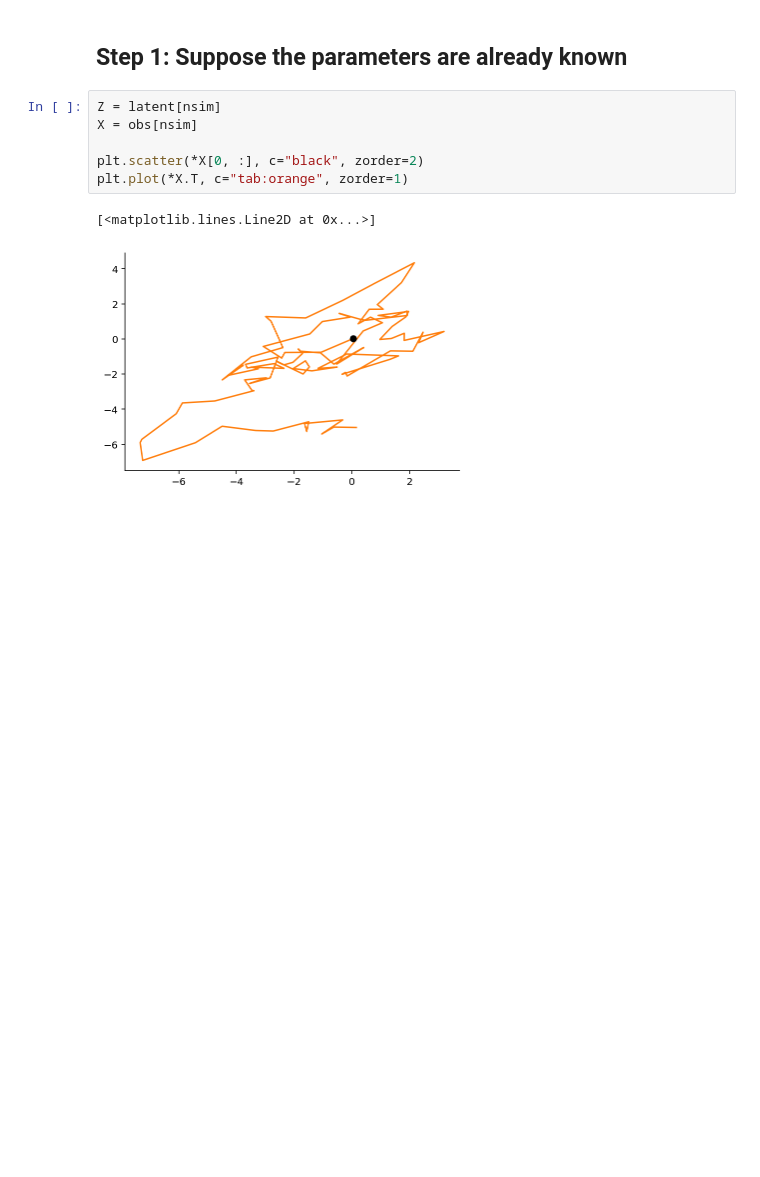
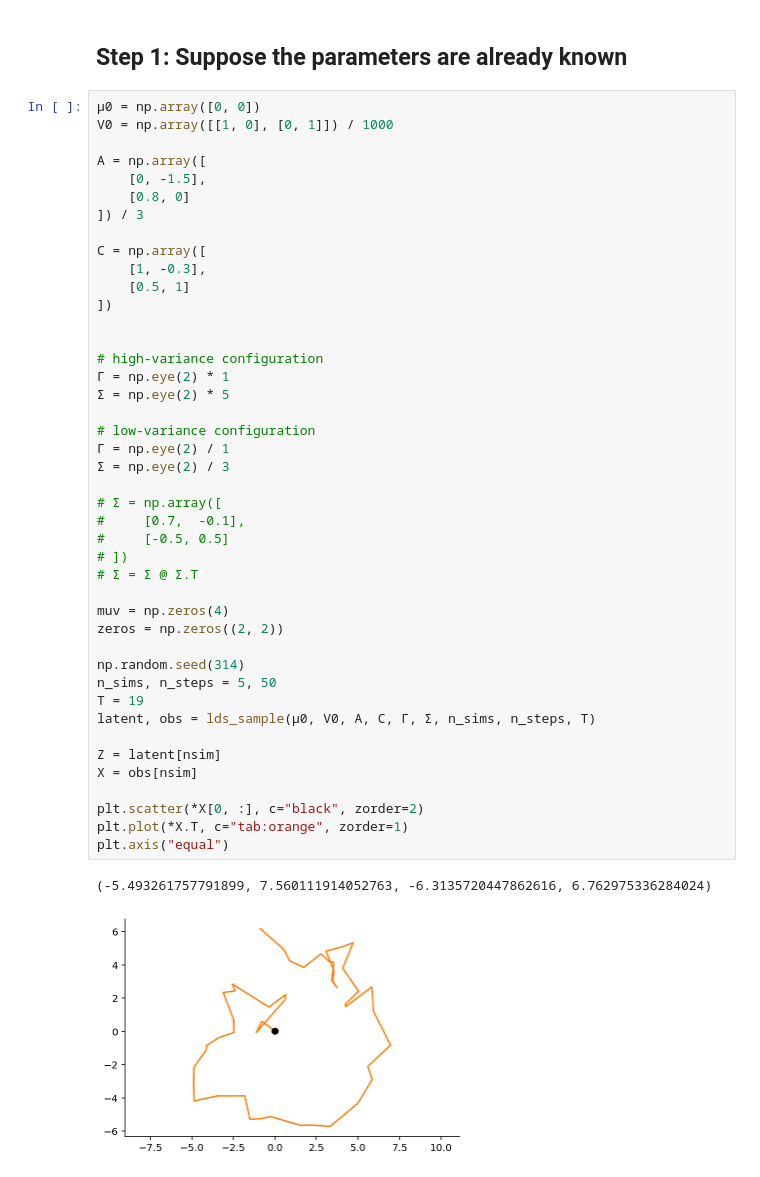
Before and after one commit to gerdm/msc-dissertation, a Jupyter notebook: notebooks/kalman-filter.ipynb, the cells around one changed output. Cells and saved outputs as stored; diff of their text form; blank space fills up the shorter version.

```diff
--- a/notebooks/kalman-filter.ipynb
+++ b/notebooks/kalman-filter.ipynb
@@ -261,14 +149,51 @@ ax[1].set_title("$y$ projection", fontsize=15);
 # %% [markdown]
 ## Step 1: Suppose the parameters are already known
-# %%
-Z = latent[nsim]
-X = obs[nsim]
-
-plt.scatter(*X[0, :], c="black", zorder=2)
-plt.plot(*X.T, c="tab:orange", zorder=1)
-# %% [output]
-[<matplotlib.lines.Line2D at 0x...>]
-[figure, removed]
+# %%
+μ0 = np.array([0, 0])
+V0 = np.array([[1, 0], [0, 1]]) / 1000
+
+A = np.array([
+    [0, -1.5],
+    [0.8, 0]
+]) / 3
+
+C = np.array([
+    [1, -0.3],
+    [0.5, 1]
+])
+
+
+# high-variance configuration
+Γ = np.eye(2) * 1
+Σ = np.eye(2) * 5
+
+# low-variance configuration
+Γ = np.eye(2) / 1
+Σ = np.eye(2) / 3
+
+# Σ = np.array([
+#     [0.7,  -0.1],
+#     [-0.5, 0.5]
+# ])
+# Σ = Σ @ Σ.T
+
+muv = np.zeros(4)
+zeros = np.zeros((2, 2))
+
+np.random.seed(314)
+n_sims, n_steps = 5, 50
+T = 19
+latent, obs = lds_sample(μ0, V0, A, C, Γ, Σ, n_sims, n_steps, T)
+
+Z = latent[nsim]
+X = obs[nsim]
+
+plt.scatter(*X[0, :], c="black", zorder=2)
+plt.plot(*X.T, c="tab:orange", zorder=1)
+plt.axis("equal")
+# %% [output]
+(-5.493261757791899, 7.560111914052763, -6.3135720447862616, 6.762975336284024)
+[figure, added]
 # %%
 I = np.eye(2)
 K1 = V0 @ C.T @ inv(C @ V0 @ C.T + Σ)
```
Also changed, not shown: parts of 26 cells of this notebook.
